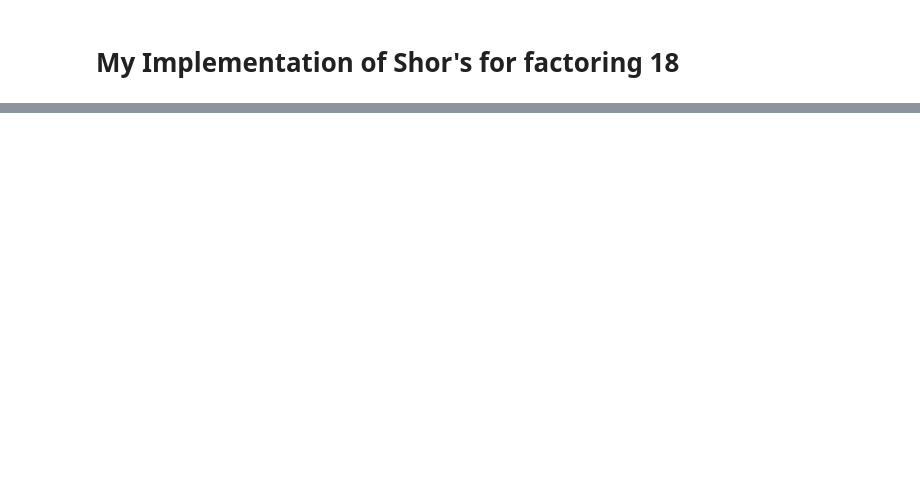
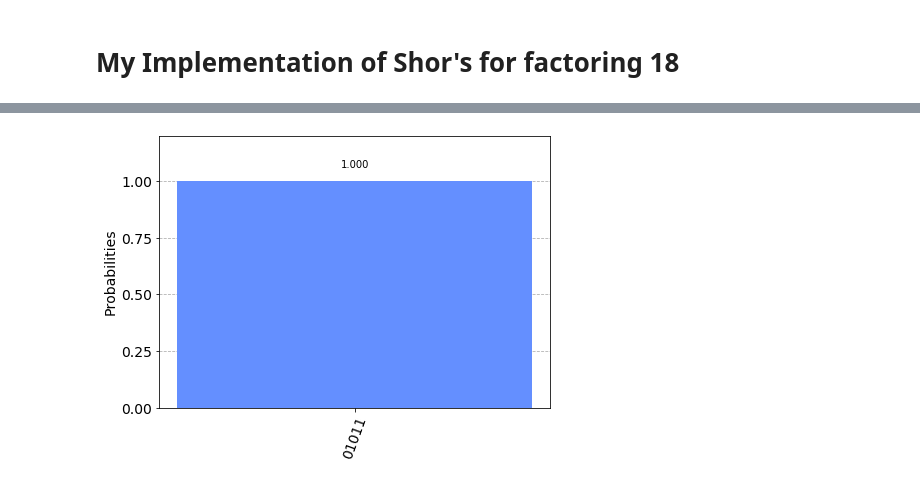
Before and after one commit to cwjsdsu/Qractice, a Jupyter notebook: Cole/Shors-Cole.ipynb, the cells around one changed output, grey strips where cells are left out. Saved outputs shown, nothing was run; the diff lists cells and outputs as text; code cells hidden in the pictures; blank space fills up the shorter version.

```diff
--- a/Cole/Shors-Cole.ipynb
+++ b/Cole/Shors-Cole.ipynb
@@ -231,0 +467,9 @@ Guessed Factors: 3 and 5
+# %%
+backend = Aer.get_backend('qasm_simulator')
+job = execute(circ, backend, shots=32)
+res = job.result()
+counts = res.get_counts()
+
+plot_histogram(counts)
+# %% [output]
+[figure, added]
```
Also changed, not shown: parts of 18 cells of this notebook.
